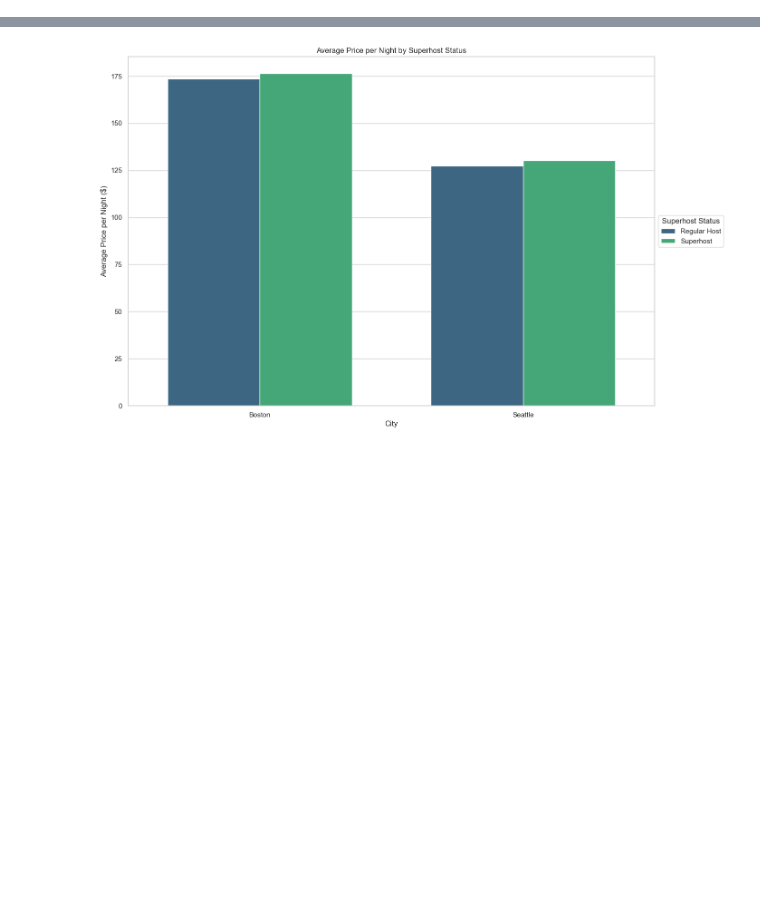
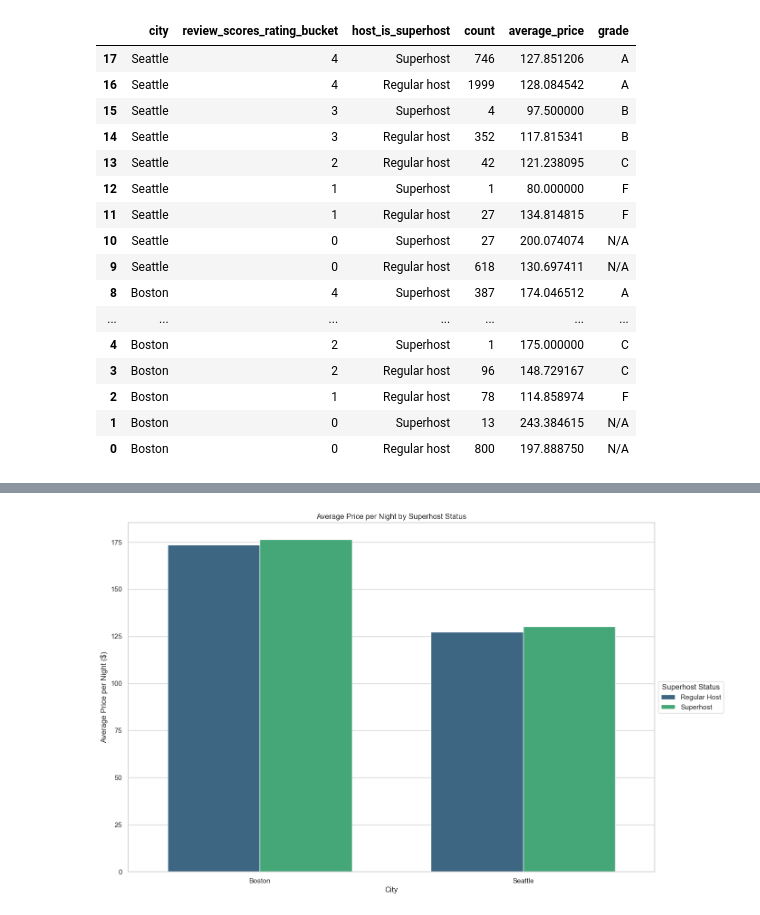
Before and after one commit to meeby280/UdacityDataScienceProject1, a Jupyter notebook: airbnb_exploration.ipynb, the cells around one changed output, grey strips where cells are left out. Drawn from its saved outputs; the diff is of its cells as text; code cells hidden in the pictures; blank space fills up the shorter version.

```diff
--- a/airbnb_exploration.ipynb
+++ b/airbnb_exploration.ipynb
@@ -26,0 +61,14 @@ seattle_listings = pd.read_csv('../project1_supplemental_files/airbnb_data/seatt
+# %%
+# Adding simplified state and city columns to be able to track where the data is from since the data is being combined
+seattle_listings['state'] = 'WA'
+seattle_listings['city'] = 'Seattle'
+boston_listings['state'] = 'MA'
+boston_listings['city'] = 'Boston'
+
+# Combining the listings data for the two cities
+combined_listings = pd.concat([boston_listings, seattle_listings], ignore_index=True)
+# Combining the calendar data for the two cities
+combined_reviews = pd.concat([boston_reviews, seattle_reviews], ignore_index=True)
+
+display(combined_listings.head())
+display(combined_reviews.head())
@@ -26,0 +91,5 @@ seattle_listings = pd.read_csv('../project1_supplemental_files/airbnb_data/seatt
+# %%
+# Converting the price to a float
+combined_listings['price'] = combined_listings['price'].str.replace('$', '').str.replace(',', '').astype('float')
+# Remapping the host_is_superhost column to be more readable
+combined_listings['host_is_superhost'] = combined_listings['host_is_superhost'].map({'t': 'Superhost', 'f': 'Regular host'})
@@ -26,0 +135,76 @@ seattle_listings = pd.read_csv('../project1_supplemental_files/airbnb_data/seatt
+# %%
+def review_bucketing(rating):
+    """
+    Categorizes review rating or host response rate from listings into a 4 point grading system.
+
+    Parameters:
+    rating (float): The review rating or host response rate to be categorized.
+
+    Returns:
+    str: The letter grade corresponding to the rating.
+    """
+    if pd.isnull(rating):
+        return 0
+    elif rating >= 90:
+        return 4
+    elif rating >= 80:
+        return 3
+    elif rating >= 70:
+        return 2
+    return 1
+
+def review_grading(rating_bucket):
+    """
+    Categorizes review rating bucket into a letter grade.
+
+    Parameters:
+    rating (float): The review rating to be categorized.
+
+    Returns:
+    str: The letter grade corresponding to the rating.
+    """
+    if rating_bucket == 4:
+        return 'A'
+    elif rating_bucket == 3:
+        return 'B'
+    elif rating_bucket == 2:
+        return 'C'
+    elif rating_bucket == 1:
+        return 'F'
+    return 'N/A'
+
+# Creating a copy of the columns we are interested in
+prices_per_rating = combined_listings[['id', 'city', 'review_scores_rating', 'host_is_superhost', 'price']].copy()
+
+# Bucketing the review scores into 4.0 GPA scale
+prices_per_rating['review_scores_rating_bucket'] = prices_per_rating['review_scores_rating'].apply(review_bucketing)
+
+# Getting the average price per city, review rating, and Superhost status
+prices_per_rating = prices_per_rating \
+                        .groupby(['city', 'review_scores_rating_bucket', 'host_is_superhost']) \
+                        .agg(count=('id', 'count'), average_price=('price', 'mean')) \
+                        .reset_index() \
+                        .sort_values(by=['city', 'review_scores_rating_bucket', 'host_is_superhost'], ascending=False)
+
+# Applying a letter grade to the review rating bucket
+prices_per_rating['grade'] = prices_per_rating['review_scores_rating_bucket'].apply(review_grading)
+
+display(prices_per_rating)
+# %% [output]
+|  | city | review_scores_rating_bucket | host_is_superhost | count | average_price | grade |
+| 17 | Seattle | 4 | Superhost | 746 | 127.851206 | A |
+| 16 | Seattle | 4 | Regular host | 1999 | 128.084542 | A |
+| 15 | Seattle | 3 | Superhost | 4 | 97.500000 | B |
+| 14 | Seattle | 3 | Regular host | 352 | 117.815341 | B |
+| 13 | Seattle | 2 | Regular host | 42 | 121.238095 | C |
+| 12 | Seattle | 1 | Superhost | 1 | 80.000000 | F |
+| 11 | Seattle | 1 | Regular host | 27 | 134.814815 | F |
+| 10 | Seattle | 0 | Superhost | 27 | 200.074074 | N/A |
+| 9 | Seattle | 0 | Regular host | 618 | 130.697411 | N/A |
+| 8 | Boston | 4 | Superhost | 387 | 174.046512 | A |
+| ... | ... | ... | ... | ... | ... | ... |
+| 4 | Boston | 2 | Superhost | 1 | 175.000000 | C |
+| 3 | Boston | 2 | Regular host | 96 | 148.729167 | C |
+| 2 | Boston | 1 | Regular host | 78 | 114.858974 | F |
+| 1 | Boston | 0 | Superhost | 13 | 243.384615 | N/A |
+| 0 | Boston | 0 | Regular host | 800 | 197.888750 | N/A |
```
Also changed, not shown: parts of 47 cells of this notebook, 3 other files.
